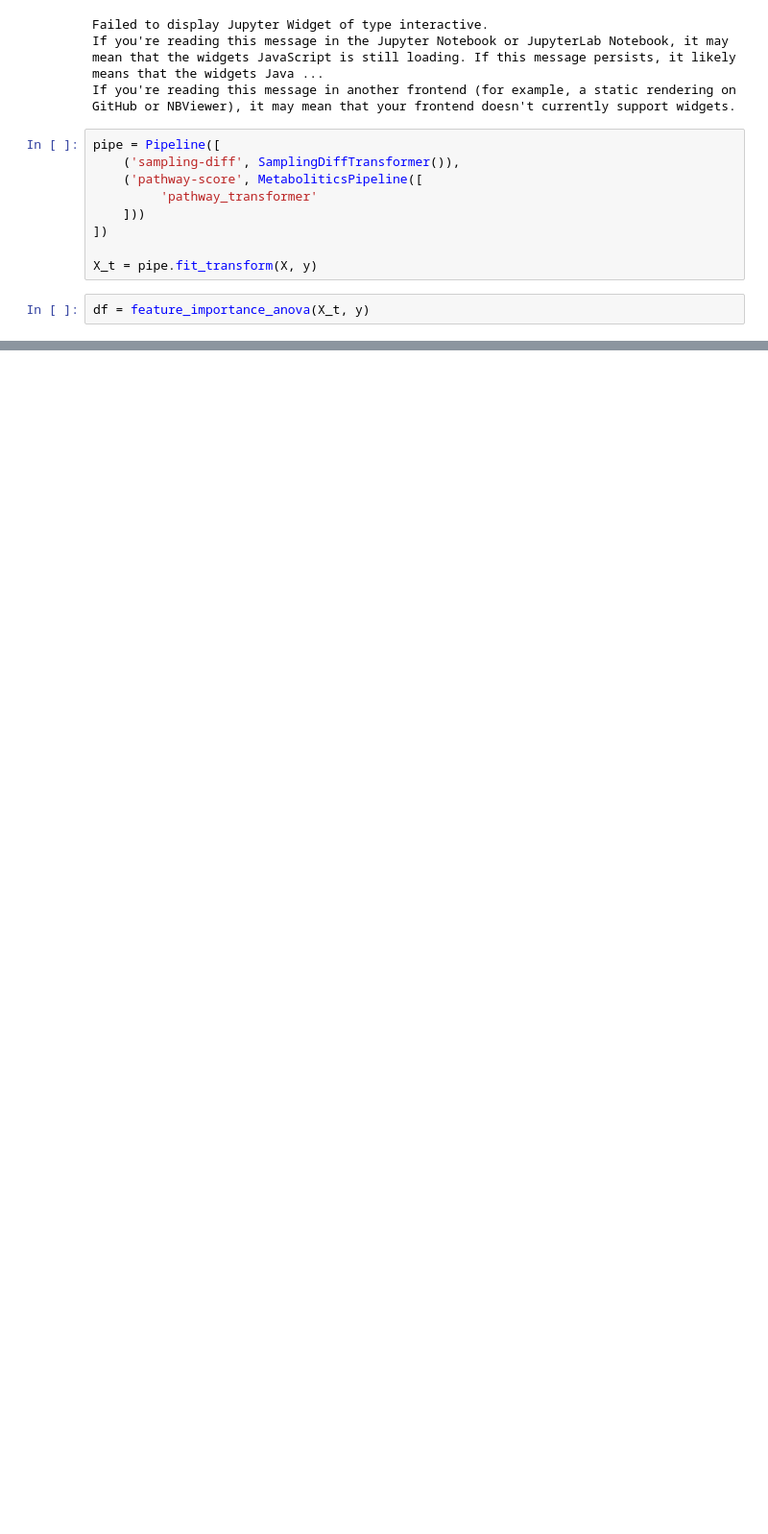
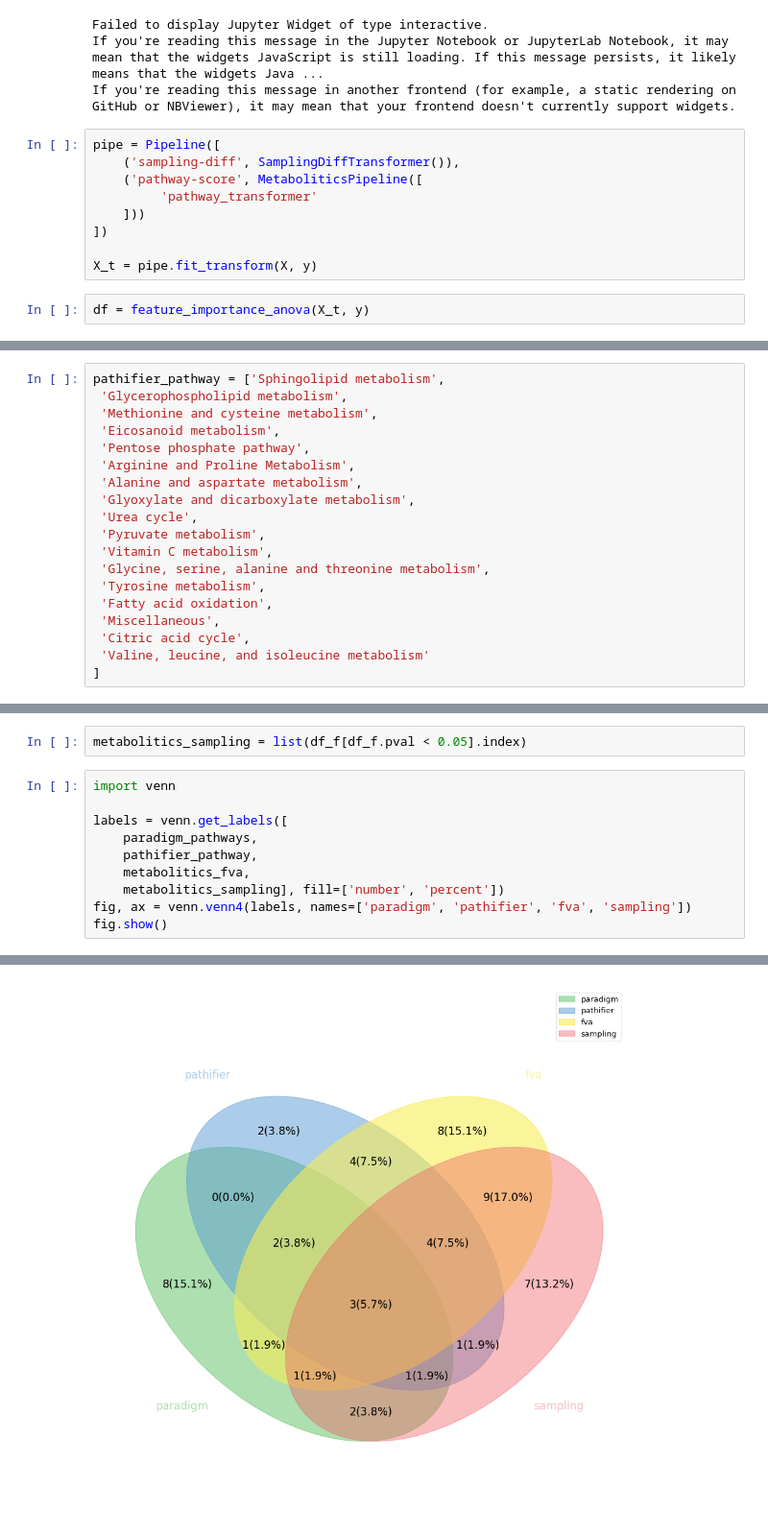
Before and after one commit to itu-bioinformatics-database-lab/metabolitics-case-studies, a Jupyter notebook: sampling/top_pathways.ipynb, the cells around one changed output, grey strips where cells are left out. Shown at 96% size. Drawn from its saved outputs; the diff is of its cells as text; blank space fills up the shorter version.

Commit message:
van diagram added

```diff
--- a/sampling/top_pathways.ipynb
+++ b/sampling/top_pathways.ipynb
@@ -150,0 +158,19 @@ df
+# %%
+pathifier_pathway = ['Sphingolipid metabolism',
+ 'Glycerophospholipid metabolism',
+ 'Methionine and cysteine metabolism',
+ 'Eicosanoid metabolism',
+ 'Pentose phosphate pathway',
+ 'Arginine and Proline Metabolism',
+ 'Alanine and aspartate metabolism',
+ 'Glyoxylate and dicarboxylate metabolism',
+ 'Urea cycle',
+ 'Pyruvate metabolism',
+ 'Vitamin C metabolism',
+ 'Glycine, serine, alanine and threonine metabolism',
+ 'Tyrosine metabolism',
+ 'Fatty acid oxidation',
+ 'Miscellaneous',
+ 'Citric acid cycle',
+ 'Valine, leucine, and isoleucine metabolism'
+]
@@ -150,0 +212,13 @@ df
+# %%
+metabolitics_sampling = list(df_f[df_f.pval < 0.05].index)
+# %%
+import venn
+
+labels = venn.get_labels([
+    paradigm_pathways,
+    pathifier_pathway,
+    metabolitics_fva,
+    metabolitics_sampling], fill=['number', 'percent'])
+fig, ax = venn.venn4(labels, names=['paradigm', 'pathifier', 'fva', 'sampling'])
+fig.show()
+# %% [output]
@@ -150,0 +226 @@ df
+[figure, added]
```
Also changed, not shown: parts of 6 cells of this notebook, 2 other files.
